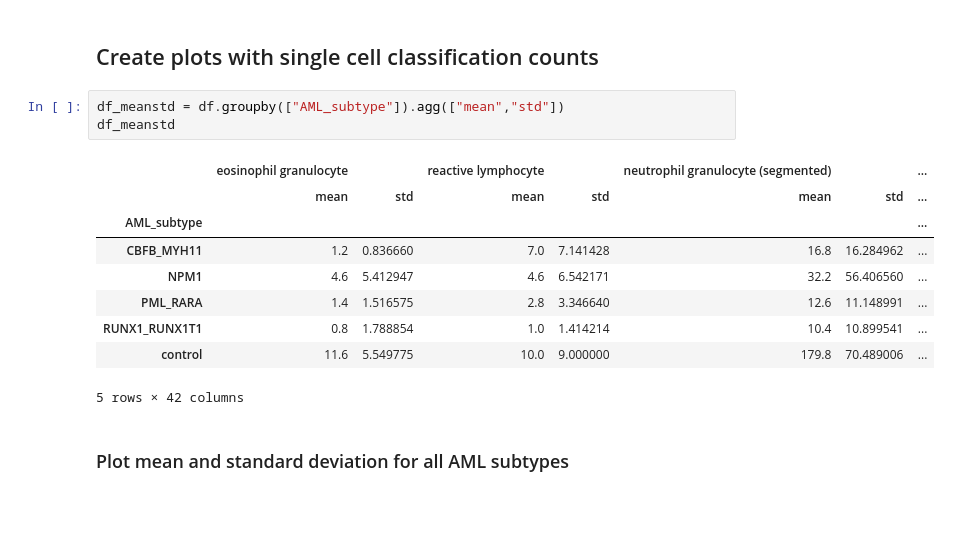
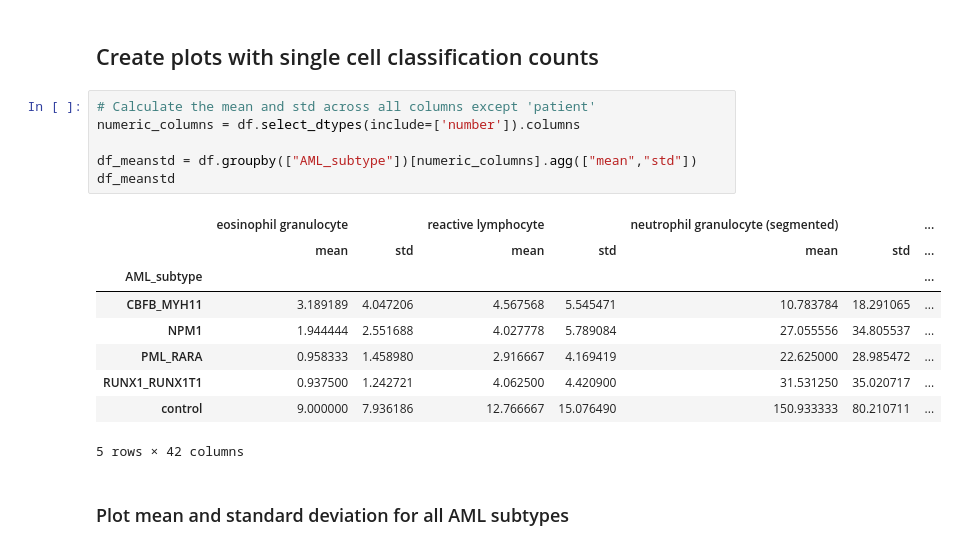
Before and after one commit to aleksandraiva/CMSCB-SCEMILA, a Jupyter notebook: SCEMILA/plot.ipynb, the cells around one changed output. Saved outputs shown, nothing was run; the diff lists cells and outputs as text; blank space fills up the shorter version.

```diff
--- a/SCEMILA/plot.ipynb
+++ b/SCEMILA/plot.ipynb
@@ -146,19 +157,22 @@ df.to_csv(result_path+"/single_cell_results.csv")
 df = pd.read_csv(result_path+"/single_cell_results.csv",index_col = 0)
 # %% [markdown]
 ## Create plots with single cell classification counts
-# %%
-df_meanstd = df.groupby(["AML_subtype"]).agg(["mean","std"])
-df_meanstd
-# %% [output]
-|  | eosinophil granulocyte |  | reactive lymphocyte |  | neutrophil granulocyte (segmented) |  | ... |
-|  | mean | std | mean | std | mean | std | ... |
-| AML_subtype |  |  |  |  |  |  | ... |
-| CBFB_MYH11 | 1.2 | 0.836660 | 7.0 | 7.141428 | 16.8 | 16.284962 | ... |
-| NPM1 | 4.6 | 5.412947 | 4.6 | 6.542171 | 32.2 | 56.406560 | ... |
-| PML_RARA | 1.4 | 1.516575 | 2.8 | 3.346640 | 12.6 | 11.148991 | ... |
-| RUNX1_RUNX1T1 | 0.8 | 1.788854 | 1.0 | 1.414214 | 10.4 | 10.899541 | ... |
-| control | 11.6 | 5.549775 | 10.0 | 9.000000 | 179.8 | 70.489006 | ... |
-5 rows × 42 columns
+# %%
+# Calculate the mean and std across all columns except 'patient'
+numeric_columns = df.select_dtypes(include=['number']).columns
+
+df_meanstd = df.groupby(["AML_subtype"])[numeric_columns].agg(["mean","std"])
+df_meanstd
+# %% [output]
+|  | eosinophil granulocyte |  | reactive lymphocyte |  | neutrophil granulocyte (segmented) |  | ... |
+|  | mean | std | mean | std | mean | std | ... |
+| AML_subtype |  |  |  |  |  |  | ... |
+| CBFB_MYH11 | 3.189189 | 4.047206 | 4.567568 | 5.545471 | 10.783784 | 18.291065 | ... |
+| NPM1 | 1.944444 | 2.551688 | 4.027778 | 5.789084 | 27.055556 | 34.805537 | ... |
+| PML_RARA | 0.958333 | 1.458980 | 2.916667 | 4.169419 | 22.625000 | 28.985472 | ... |
+| RUNX1_RUNX1T1 | 0.937500 | 1.242721 | 4.062500 | 4.420900 | 31.531250 | 35.020717 | ... |
+| control | 9.000000 | 7.936186 | 12.766667 | 15.076490 | 150.933333 | 80.210711 | ... |
+5 rows × 42 columns
 # %% [markdown]
 ### Plot mean and standard deviation for all AML subtypes
 # %%
```
Also changed, not shown: parts of 8 cells of this notebook.
